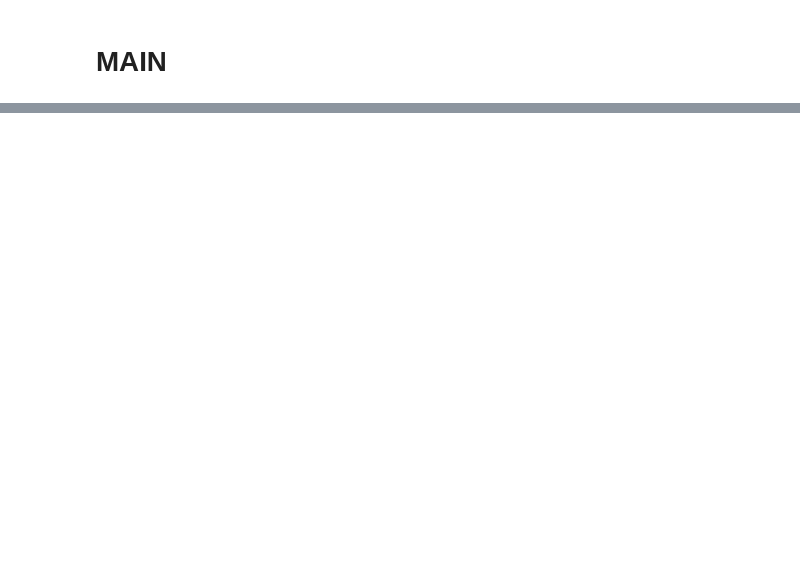
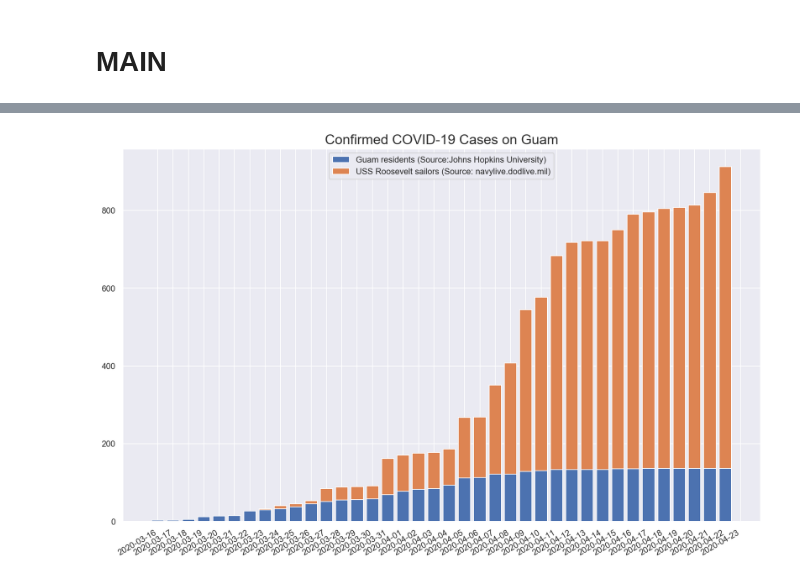
Before and after one commit to aubreymoore/Guam-Corona-Virus-Data, a Jupyter notebook: USS Theodore Roosevelt COVID-19 Time Series.ipynb, the cells around one changed output, grey strips where cells are left out. Saved outputs shown, nothing was run; the diff lists cells and outputs as text; code cells hidden in the pictures; blank space fills up the shorter version.

Commit message:
mofied Roosevelt notebook

```diff
--- a/USS Theodore Roosevelt COVID-19 Time Series.ipynb
+++ b/USS Theodore Roosevelt COVID-19 Time Series.ipynb
@@ -84,0 +101,14 @@ ax.set_title('Confirmed COVID-19 Cases on Guam');
+# %%
+fig, ax = plt.subplots(figsize=(15,10))
+ax.bar(dfmerged.index, dfmerged['Guam residents'],
+       label = 'Guam residents (Source:Johns Hopkins University)')
+ax.bar(dfmerged.index, dfmerged['USS Roosevelt sailors'],
+       label='USS Roosevelt sailors (Source: navylive.dodlive.mil)',
+       bottom=dfmerged['Guam residents'])
+ax.set_title('Confirmed COVID-19 Cases on Guam')
+ax.legend()
+fig.autofmt_xdate()
+plt.savefig('images/GuamRoosevelt.png')
+plt.show()
+# %% [output]
+[figure, added]
```
Also changed, not shown: parts of 2 cells of this notebook, 3 other files.
